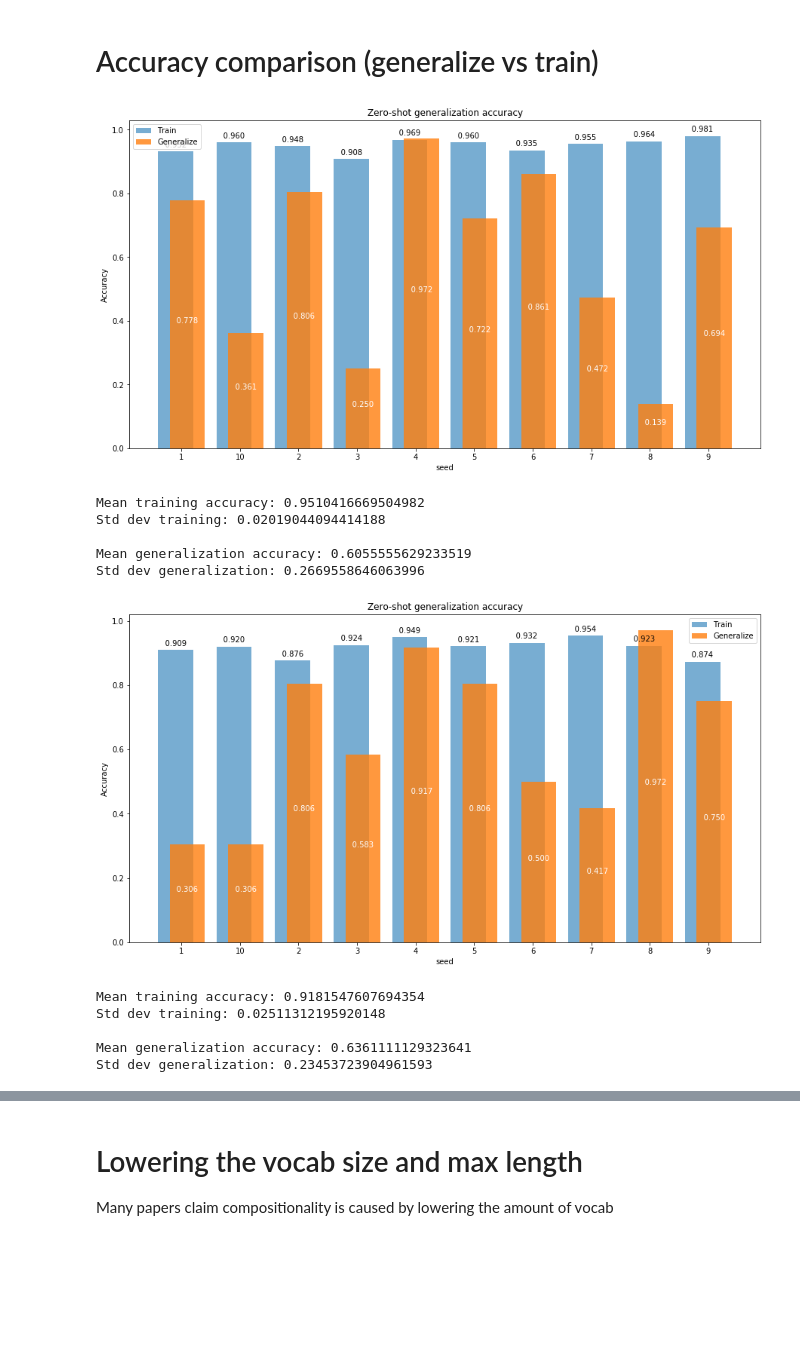
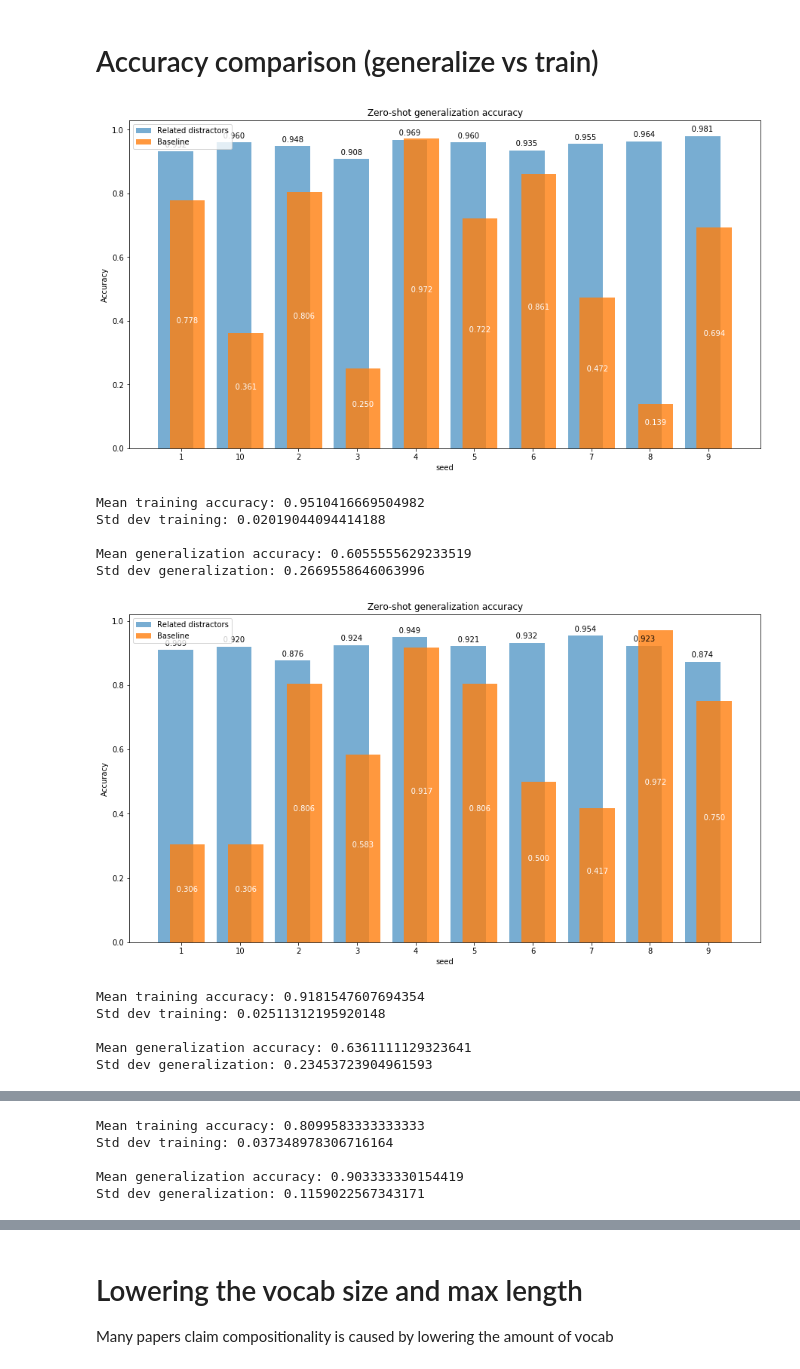
Before and after one commit to OscarLigthart/TopographicSimilarity, a Jupyter notebook: generalization_analysis.ipynb, the cells around one changed output, grey strips where cells are left out. Cells and saved outputs as stored; diff of their text form; code cells hidden in the pictures; blank space fills up the shorter version.

```diff
--- a/generalization_analysis.ipynb
+++ b/generalization_analysis.ipynb
@@ -249,11 +249,11 @@ def plot_results(train, generalize, title = None,individual=False):
     # plot the bar
     trainBar = ax.bar(index-0.1, all_train_acc, bar_width,
             alpha=0.6,
-            label='Train')
+            label='Related distractors')
 
     genBar = ax.bar(index+0.1, all_gen_acc, bar_width,
             alpha=0.8,
-            label='Generalize')
+            label='Baseline')
 
     for rect in trainBar:
         height = rect.get_height()
@@ -285,19 +285,28 @@ def plot_results(train, generalize, title = None,individual=False):
 # Accuracy comparison (generalize vs train)
 # %%
 paths = ["runs/lstm_max_len_10_vocab_25_attr_5_split_2",
-        "runs/lstm_max_len_5_vocab_3_same_data_attr_5_split_2",]
+        "runs/lstm_max_len_5_vocab_3_same_data_attr_5_split_2",
+        "runs/lstm_max_len_5_vocab_5_same_data_attr_4_related_split_2",
+        "runs/lstm_max_len_5_vocab_5_same_data_attr_4_split_2"
+        ]
 
 for path in paths:
     train, generalize = load_metrics(path)
     plot_results(train, generalize, title='Zero-shot generalization accuracy')
+
+# compare the two
+_, generalize_related = load_metrics(paths[2])
+_, generalize = load_metrics(paths[3])
+
+plot_results(generalize_related, generalize, title="Comparison")
 # %% [output]
-[figure, old version]
+[figure, new version]
 Mean training accuracy: 0.9510416669504982
 Std dev training: 0.02019044094414188
 
 Mean generalization accuracy: 0.6055555629233519
 Std dev generalization: 0.2669558646063996
-[figure, old version]
+[figure, new version]
 Mean training accuracy: 0.9181547607694354
 Std dev training: 0.02511312195920148
 
@@ -305,0 +316,5 @@ Std dev generalization: 0.23453723904961593
+Mean training accuracy: 0.8099583333333333
+Std dev training: 0.037348978306716164
+
+Mean generalization accuracy: 0.903333330154419
+Std dev generalization: 0.1159022567343171
```
Also changed, not shown: parts of 3 cells of this notebook, 13 other files.
